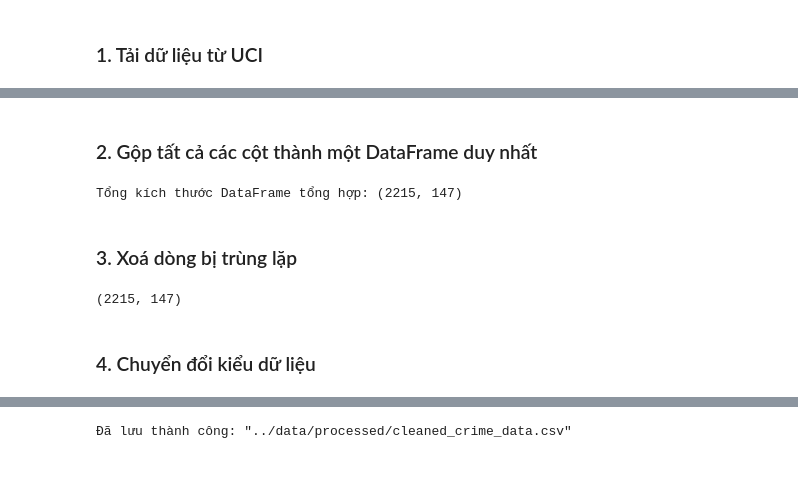
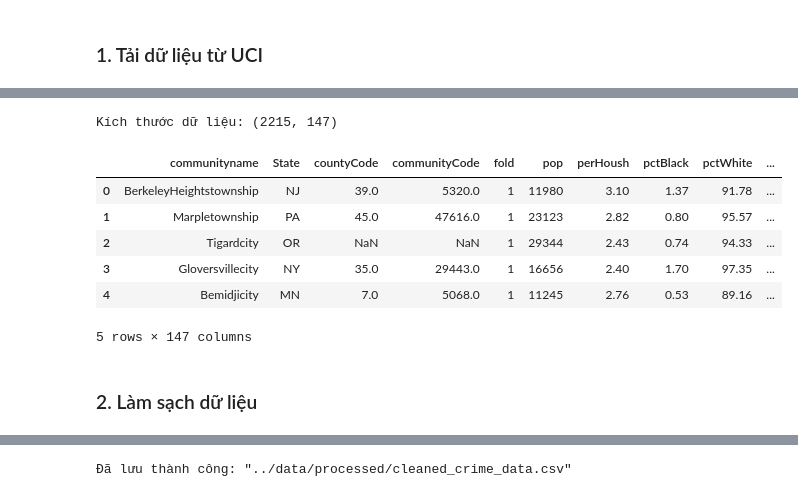
Before and after one commit to huongngh/crime-analysis, a Jupyter notebook: notebooks/01_data_cleaning.ipynb, the cells around one changed output, grey strips where cells are left out. Drawn from its saved outputs; the diff is of its cells as text; code cells hidden in the pictures; blank space fills up the shorter version.

```diff
--- a/notebooks/01_data_cleaning.ipynb
+++ b/notebooks/01_data_cleaning.ipynb
@@ -32,19 +14,24 @@ Cấu trúc ban đầu: Features (2215, 125), Targets (2215, 18), IDs (2215, 4)
-# %% [markdown]
-### 2. Gộp tất cả các cột thành một DataFrame duy nhất
-# %%
-# Gộp theo trục cột (axis=1) để giữ lại toàn bộ 147 biến
-df_raw = pd.concat([ids, X, y], axis=1)
-print(f'Tổng kích thước DataFrame tổng hợp: {df_raw.shape}')
-
-df_raw= df_raw.rename(columns={"communityname": "communityname"})
-# %% [output]
-Tổng kích thước DataFrame tổng hợp: (2215, 147)
-# %% [markdown]
-### 3. Xoá dòng bị trùng lặp
-# %%
-df_raw = df_raw.drop_duplicates()
-df_raw.shape
-# %% [output]
-(2215, 147)
+# %%
+# 1. IMPORT THƯ VIỆN
+import pandas as pd
+import numpy as np
+
+from ucimlrepo import fetch_ucirepo
+
+# fetch dataset
+communities_and_crime_unnormalized = fetch_ucirepo(id=211)
+df_raw = communities_and_crime_unnormalized.data.original
+# %%
+print(f"Kích thước dữ liệu: {df_raw.shape}")
+df_raw.head()
+# %% [output]
+Kích thước dữ liệu: (2215, 147)
+|  | communityname | State | countyCode | communityCode | fold | pop | perHoush | pctBlack | pctWhite | ... |
+| 0 | BerkeleyHeightstownship | NJ | 39.0 | 5320.0 | 1 | 11980 | 3.10 | 1.37 | 91.78 | ... |
+| 1 | Marpletownship | PA | 45.0 | 47616.0 | 1 | 23123 | 2.82 | 0.80 | 95.57 | ... |
+| 2 | Tigardcity | OR | NaN | NaN | 1 | 29344 | 2.43 | 0.74 | 94.33 | ... |
+| 3 | Gloversvillecity | NY | 35.0 | 29443.0 | 1 | 16656 | 2.40 | 1.70 | 97.35 | ... |
+| 4 | Bemidjicity | MN | 7.0 | 5068.0 | 1 | 11245 | 2.76 | 0.53 | 89.16 | ... |
+5 rows × 147 columns
 # %% [markdown]
-### 4. Chuyển đổi kiểu dữ liệu
+### 2. Làm sạch dữ liệu
```
Also changed, not shown: parts of 12 cells of this notebook, 2 other files.
